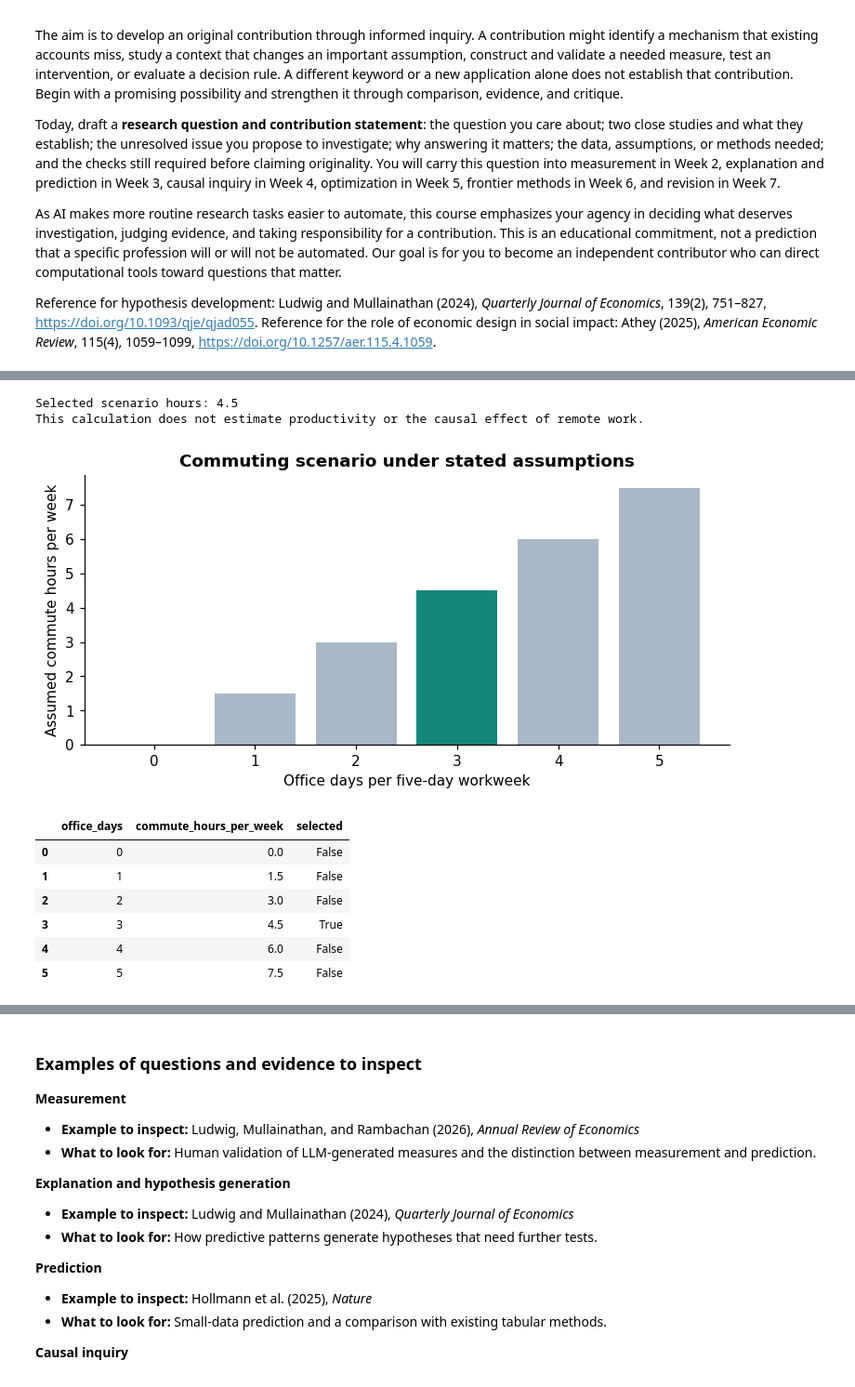
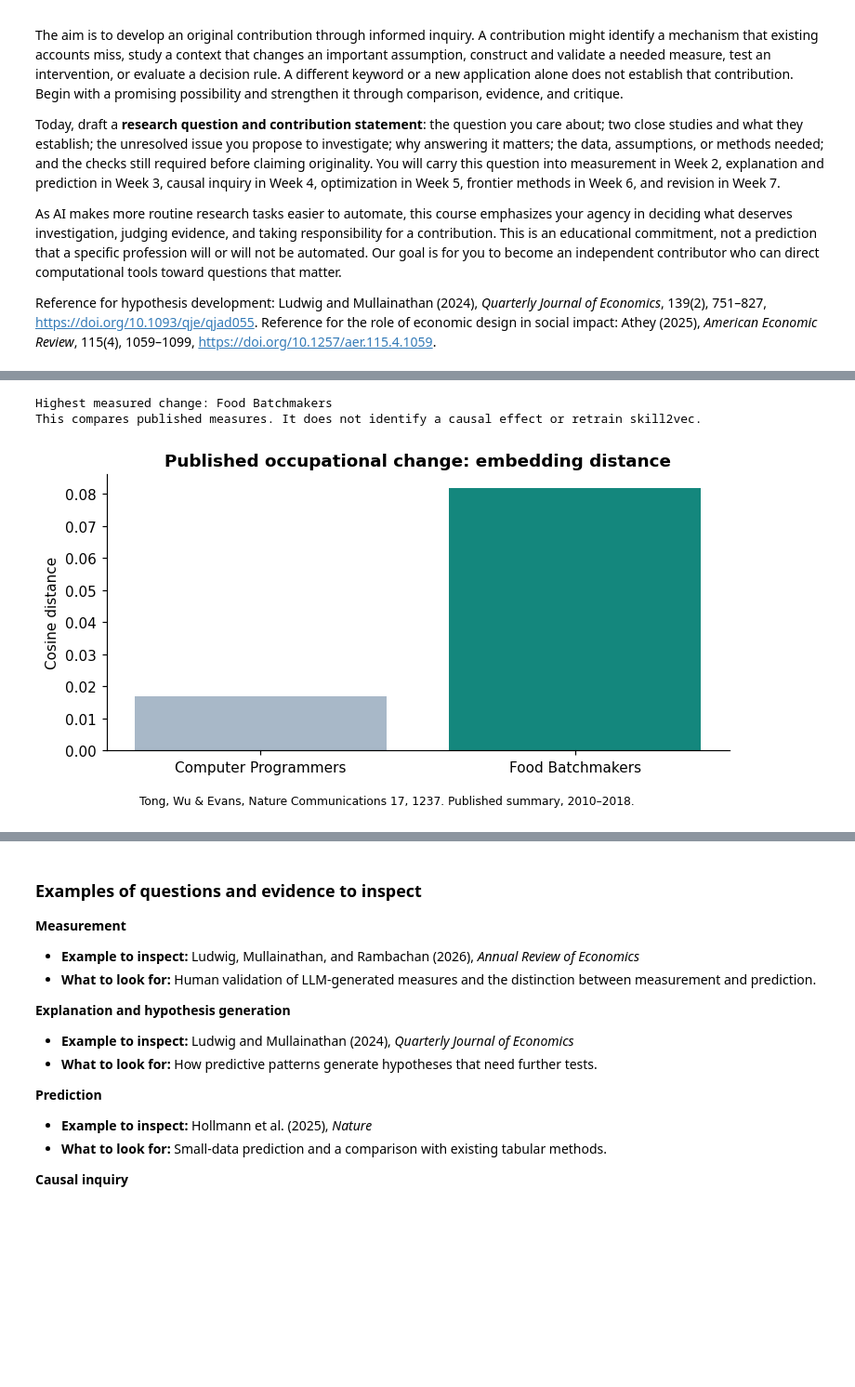
Before and after one commit to sunshineluyao/ml4ss, a Jupyter notebook: modules/00-foundations/02_week1_research_innovation.ipynb, the cells around one changed output, grey strips where cells are left out. Shown at 93% size. Cells and saved outputs as stored; diff of their text form; code cells hidden in the pictures; blank space fills up the shorter version.

Commit message:
Align Week 1 second deep dive with ML measurement of occupational skill change

```diff
--- a/modules/00-foundations/02_week1_research_innovation.ipynb
+++ b/modules/00-foundations/02_week1_research_innovation.ipynb
@@ -986,33 +994,35 @@ ROUND_TRIP_MINUTES = 90 # @param {type:"slider", min:0, max:240, step:15}
-# %%
-# @title ▶️ RUN & OBSERVE — Commuting-time scenario, not an empirical estimate
-assert isinstance(OFFICE_DAYS,int) and 0 <= OFFICE_DAYS <= 5
-assert 0 <= ROUND_TRIP_MINUTES <= 240
-mobility = pd.DataFrame({'office_days':np.arange(6)})
-mobility['commute_hours_per_week'] = mobility.office_days*ROUND_TRIP_MINUTES/60
-mobility['selected'] = mobility.office_days.eq(OFFICE_DAYS)
-mobility.to_csv(OUT/'commuting_scenario.csv',index=False)
-MOBILITY_SETTINGS_USED = {'OFFICE_DAYS':OFFICE_DAYS,'ROUND_TRIP_MINUTES':ROUND_TRIP_MINUTES}
-(OUT/'commuting_assumptions.json').write_text(json.dumps({
-    **MOBILITY_SETTINGS_USED,'status':'illustrative accounting assumption, not study data',
-    'formula':'weekly commute hours = office days * round-trip minutes / 60'}))
-fig, ax = plt.subplots(figsize=(7,3.6))
-ax.bar(mobility.office_days,mobility.commute_hours_per_week,
-       color=['#14877D' if selected else '#A8B8C8' for selected in mobility.selected])
-ax.set(xlabel='Office days per five-day workweek',ylabel='Assumed commute hours per week',
-       title='Commuting scenario under stated assumptions')
-fig.tight_layout();fig.savefig(OUT/'commuting_scenario.png',dpi=150)
-fig.savefig(OUT/'commuting_scenario.pdf');display(fig);plt.close(fig)
-display(mobility)
-print('Selected scenario hours:',OFFICE_DAYS*ROUND_TRIP_MINUTES/60)
-print('This calculation does not estimate productivity or the causal effect of remote work.')
-# %% [output]
-Selected scenario hours: 4.5
-This calculation does not estimate productivity or the causal effect of remote work.
-[figure, removed]
-|  | office_days | commute_hours_per_week | selected |
-| 0 | 0 | 0.0 | False |
-| 1 | 1 | 1.5 | False |
-| 2 | 2 | 3.0 | False |
-| 3 | 3 | 4.5 | True |
-| 4 | 4 | 6.0 | False |
-| 5 | 5 | 7.5 | False |
+# %%
+# @title ✏️ STUDENT INPUT — Published skill-measure comparison
+SKILL_CHANGE_MEASURE = "embedding_distance" # @param ["embedding_distance", "skill_frequency"]
+OCCUPATION_TO_HIGHLIGHT = "Food Batchmakers" # @param ["Food Batchmakers", "Computer Programmers"]
+# %%
+# @title ▶️ RUN & OBSERVE — A measurement choice changes the published ranking
+assert SKILL_CHANGE_MEASURE in ["embedding_distance","skill_frequency"]
+assert OCCUPATION_TO_HIGHLIGHT in ["Food Batchmakers","Computer Programmers"]
+paper_measure_results = pd.DataFrame({
+    'occupation':['Computer Programmers','Food Batchmakers'],
+    'skill_frequency':[7.453,2.708], 'embedding_distance':[0.017,0.082],
+    'source_doi':['10.1038/s41467-025-67992-y']*2,
+    'source_locator':['Main text accompanying Figure 1, PDF page 2']*2})
+paper_measure_results['rank_selected_measure'] = paper_measure_results[SKILL_CHANGE_MEASURE].rank(ascending=False,method='min').astype(int)
+paper_measure_results.to_csv(OUT/'paper_measure_comparison.csv',index=False)
+MEASUREMENT_SETTINGS_USED = {name:globals()[name] for name in ['SKILL_CHANGE_MEASURE','OCCUPATION_TO_HIGHLIGHT']}
+(OUT/'paper_measure_settings.json').write_text(json.dumps({**MEASUREMENT_SETTINGS_USED,
+    'status':'Published summary values, not a raw-data replication',
+    'source':'https://doi.org/10.1038/s41467-025-67992-y',
+    'units':'Different measures have different scales; compare ranks within a measure.'},indent=2))
+fig, ax = plt.subplots(figsize=(7,3.6))
+ax.bar(paper_measure_results.occupation,paper_measure_results[SKILL_CHANGE_MEASURE],
+       color=['#14877D' if o==OCCUPATION_TO_HIGHLIGHT else '#A8B8C8' for o in paper_measure_results.occupation])
+ax.set(ylabel='Cosine distance' if SKILL_CHANGE_MEASURE=='embedding_distance' else 'Skill-frequency change score',
+       title='Published occupational change: '+SKILL_CHANGE_MEASURE.replace('_',' '))
+fig.text(0.5,0.005,'Tong, Wu & Evans, Nature Communications 17, 1237. Published summary, 2010–2018.',ha='center',fontsize=8)
+fig.tight_layout(rect=(0,0.04,1,1));fig.savefig(OUT/'paper_measure_comparison.png',dpi=150)
+fig.savefig(OUT/'paper_measure_comparison.pdf');display(fig);plt.close(fig)
+display(paper_measure_results)
+print('Highest measured change:',paper_measure_results.loc[paper_measure_results[SKILL_CHANGE_MEASURE].idxmax(),'occupation'])
+print('This compares published measures. It does not identify a causal effect or retrain skill2vec.')
+# %% [output]
+Highest measured change: Food Batchmakers
+This compares published measures. It does not identify a causal effect or retrain skill2vec.
+[figure, added]
```
Also changed, not shown: parts of 10 cells of this notebook.
